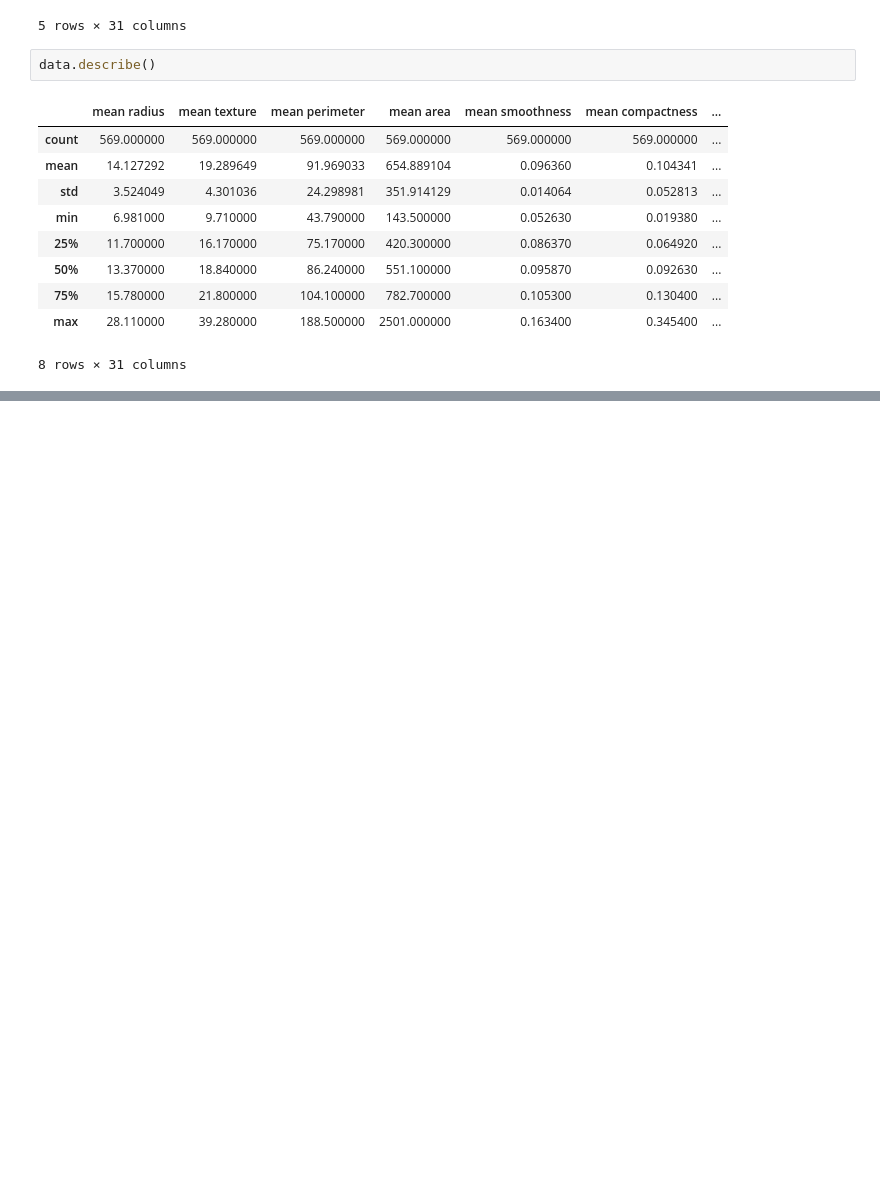
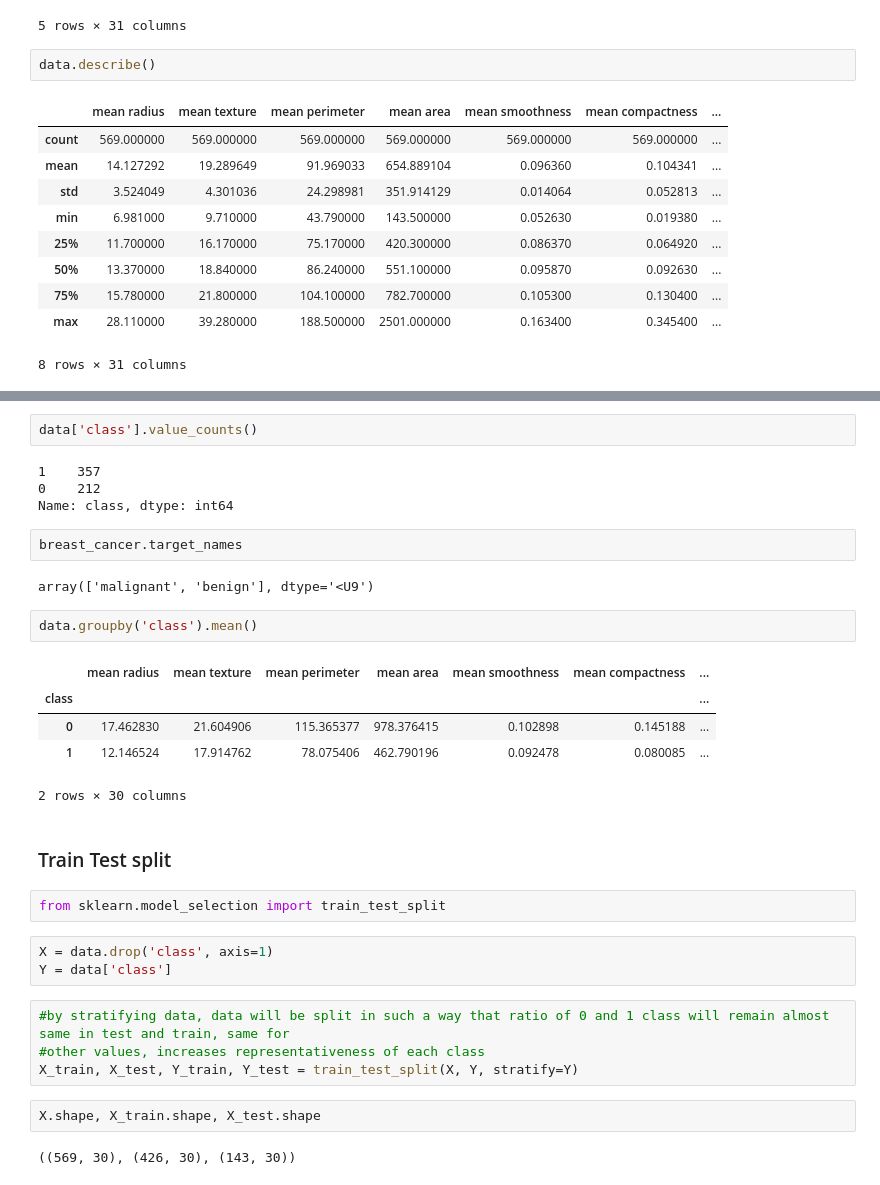
Before and after one commit to saaarvesh/EndtoEndML, a Jupyter notebook: Deep learning Algorithms/01_MP.ipynb, the cells around one changed output, grey strips where cells are left out. Drawn from its saved outputs; the diff is of its cells as text; blank space fills up the shorter version.

Commit message:
train test done for MP

```diff
--- a/Deep learning Algorithms/01_MP.ipynb
+++ b/Deep learning Algorithms/01_MP.ipynb
@@ -63,0 +77,33 @@ data.describe()
+# %%
+data['class'].value_counts()
+# %% [output]
+1    357
+0    212
+Name: class, dtype: int64
+# %%
+breast_cancer.target_names
+# %% [output]
+array(['malignant', 'benign'], dtype='<U9')
+# %%
+data.groupby('class').mean()
+# %% [output]
+|  | mean radius | mean texture | mean perimeter | mean area | mean smoothness | mean compactness | ... |
+| class |  |  |  |  |  |  | ... |
+| 0 | 17.462830 | 21.604906 | 115.365377 | 978.376415 | 0.102898 | 0.145188 | ... |
+| 1 | 12.146524 | 17.914762 | 78.075406 | 462.790196 | 0.092478 | 0.080085 | ... |
+2 rows × 30 columns
+# %% [markdown]
+### Train Test split
+# %%
+from sklearn.model_selection import train_test_split
+# %%
+X = data.drop('class', axis=1)
+Y = data['class']
+# %%
+#by stratifying data, data will be split in such a way that ratio of 0 and 1 class will remain almost same in test and train, same for
+#other values, increases representativeness of each class
+X_train, X_test, Y_train, Y_test = train_test_split(X, Y, stratify=Y)
+# %%
+X.shape, X_train.shape, X_test.shape
+# %% [output]
+((569, 30), (426, 30), (143, 30))
```
Also changed, not shown: parts of 3 cells of this notebook.
